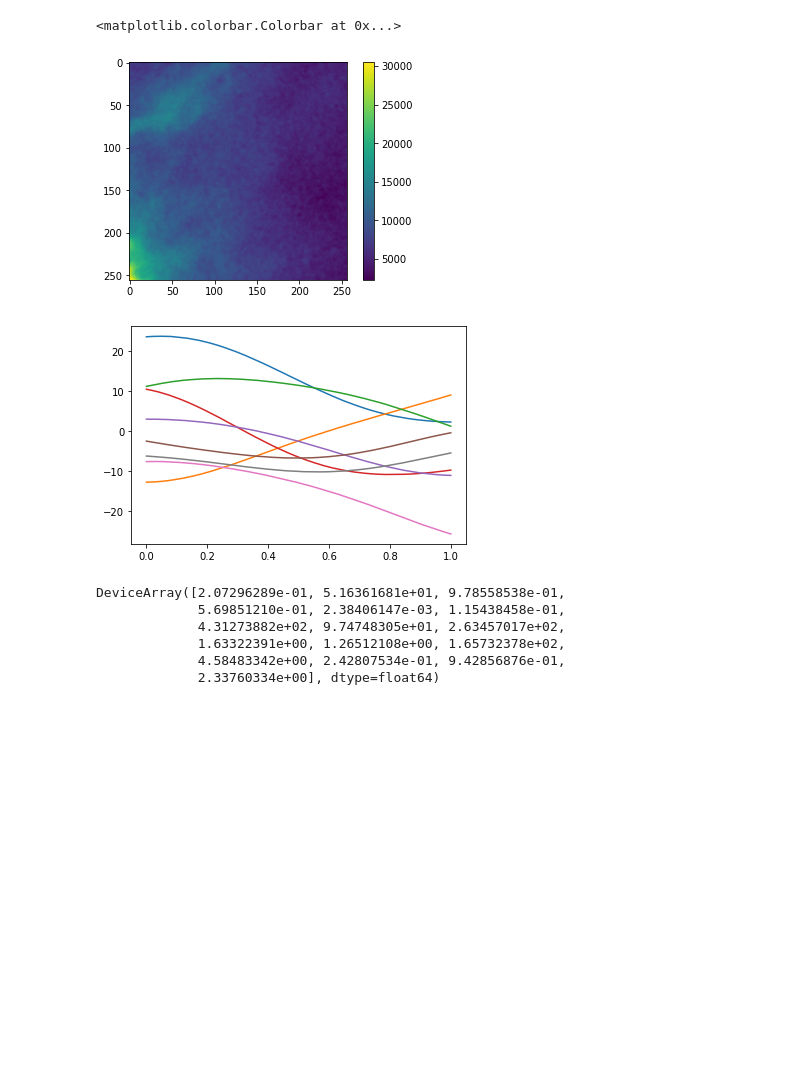
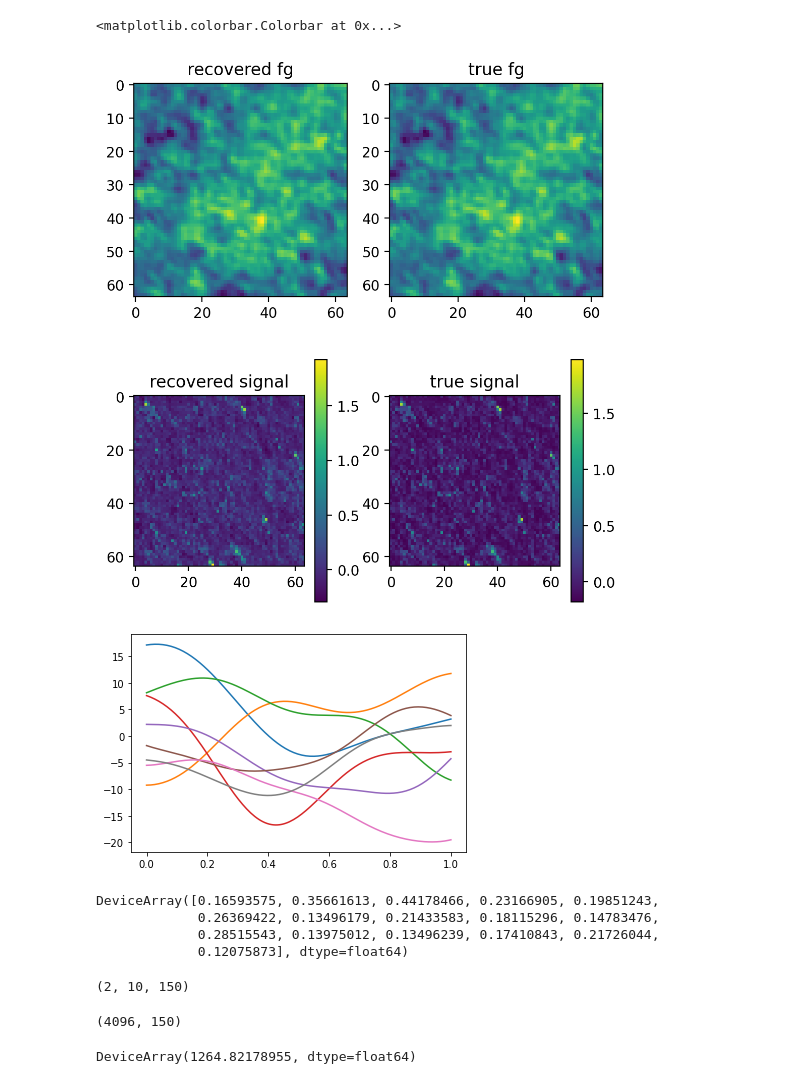
Before and after one commit to dkn16/H21F, a Jupyter notebook: GP_test.ipynb, the cells around one changed output. Cells and saved outputs as stored; diff of their text form; code cells hidden in the pictures; blank space fills up the shorter version.

```diff
--- a/GP_test.ipynb
+++ b/GP_test.ipynb
@@ -34,11 +34,18 @@ def get_data():
     #loc_idx=np.random.randint(48)
 
     #foreground
-    sky=jnp.load(f'/work/dante/data/fg_rm_data/train_data/data_3/sky/SKY_idx_1_loc_0.npy').astype(jnp.float64)[:,0,0]/10000
+    sky=jnp.load(f'/work/dante/data/fg_rm_data/train_data/data_3/sky/SKY_idx_1_loc_0.npy').astype(jnp.float64)[:,0:64,192:256].transpose(2,1,0)
+
     #HI signal
-    cosmos=jnp.load(f'/work/dante/data/fg_rm_data/train_data/data_3/cosmos/HI_idx_1_loc_0.npy').astype(jnp.float64)[:,0,0]/10000
+    cosmos=jnp.load(f'/work/dante/data/fg_rm_data/train_data/data_3/cosmos/HI_idx_1_loc_0.npy').astype(jnp.float64)[:,0:64,192:256].transpose(2,1,0)
+
+    sky = sky - jnp.mean(sky,axis=(0,1))
+    cosmos = cosmos - jnp.mean(cosmos,axis=(0,1))
+
+    sky=sky.reshape((64*64,150))/10000
+    cosmos=cosmos.reshape((64*64,150))/10000
     np.random.seed(0)
-    X = jnp.linspace(0, 1., sky.shape[0],dtype = jnp.float64)
+    X = jnp.linspace(0., 1., sky.shape[1],dtype = jnp.float64)
     #Y = X + 0.2 * jnp.power(X, 3.0) + 0.5 * jnp.power(0.5 + X, 2.0) * jnp.sin(4.0 * X)
     #Y += sigma_obs * np.random.randn(N)
     #Y -= jnp.mean(Y)
@@ -47,7 +54,7 @@ def get_data():
     #assert X.shape == (N,)
     #assert Y.shape == (N,)
 
-    X_test = jnp.linspace(0., 1.,sky.shape[0],dtype = jnp.float64)
+    X_test = jnp.linspace(0., 1.,sky.shape[1],dtype = jnp.float64)
 
     return X, sky+cosmos, X_test
 # %%
@@ -168,6 +186,6 @@ def main():
 # %%
 numpyro.set_platform('gpu')
 numpyro.set_host_device_count(1)
-X,Y,X_test,mean_prediction,percentiles = main()
+X,Y,X_test,mean_prediction,percentiles,samples = main()
 # %% [output]
                      mean       std    median      5.0%     95.0%     n_eff     r_hat
@@ -188,5 +206,7 @@ plt.plot(X_test,mean_prediction)
 # %%
 sky=jnp.load(f'/work/dante/data/fg_rm_data/train_data/data_3/sky/SKY_idx_1_loc_0.npy')
 # %%
-cosmos=jnp.load(f'/work/dante/data/fg_rm_data/train_data/data_3/cosmos/HI_idx_1_loc_0.npy')[:,0,0]
-cosmos.shape
+cosmos=jnp.load(f'/work/dante/data/fg_rm_data/train_data/data_3/cosmos/HI_idx_1_loc_0.npy').astype(jnp.float64)[:,0:64,192:256].transpose(2,1,0)
+
+cosmos = cosmos - jnp.mean(cosmos,axis=(0,1))
+cosmos = cosmos.reshape(64*64,150)
@@ -202,11 +223,25 @@ plt.legend(['GPR','True'])
 # %%
-plt.imshow(sky[100])
+i=100
+plt.figure(figsize=(6,7),dpi=200)
+plt.subplot(2,2,1)
+plt.imshow(mean_prediction[:,i].reshape(64,64))
+plt.title('recovered fg')
+plt.subplot(2,2,2)
+plt.imshow(Y[:,i].reshape(64,64))
+plt.title('true fg')
+plt.subplot(2,2,3)
+plt.imshow((Y[:,i]-mean_prediction[:,i]).reshape(64,64)*10000)
+plt.title('recovered signal')
 plt.colorbar()
+plt.subplot(2,2,4)
+plt.imshow(cosmos[:,i].reshape(64,64))
+plt.title('true signal')
+plt.colorbar()
 # %% [output]
 <matplotlib.colorbar.Colorbar at 0x...>
-[figure, old version]
+[figure, new version]
 # %%
-k = kernel(X, X, 100, 0.5, 0.00005)
+k = kernel(X, X,  0.52016747, 0.23297304, 1.81647456)
 rng_key, rng_key_predict = random.split(random.PRNGKey(4))
 samp = numpyro.sample(
         "Y",
@@ -217,13 +252,24 @@ samp = numpyro.sample(
 for i in range(8):
     plt.plot(X,samp[i])
 # %% [output]
-[figure, old version]
+[figure, new version]
 # %%
-numpyro.sample("kernel_var", dist.LogNormal(1.0, 5.0),rng_key= rng_key,sample_shape=(16,))
+numpyro.sample("kernel_var", dist.InverseGamma(10,2),rng_key= rng_key,sample_shape=(16,))
 # %% [output]
-DeviceArray([2.07296289e-01, 5.16361681e+01, 9.78558538e-01,
-             5.69851210e-01, 2.38406147e-03, 1.15438458e-01,
-             4.31273882e+02, 9.74748305e+01, 2.63457017e+02,
-             1.63322391e+00, 1.26512108e+00, 1.65732378e+02,
-             4.58483342e+00, 2.42807534e-01, 9.42856876e-01,
-             2.33760334e+00], dtype=float64)
+DeviceArray([0.16593575, 0.35661613, 0.44178466, 0.23166905, 0.19851243,
+             0.26369422, 0.13496179, 0.21433583, 0.18115296, 0.14783476,
+             0.28515543, 0.13975012, 0.13496239, 0.17410843, 0.21726044,
+             0.12075873], dtype=float64)
+# %%
+percentiles.shape
+# %% [output]
+(2, 10, 150)
+# %%
+Y.shape
+# %% [output]
+(4096, 150)
+# %%
+k = kernel(X, X, 0.52016747, 0.23297304, 1.81647456)
+jnp.mean(dist.MultivariateNormal(loc=jnp.zeros(X.shape[0]), covariance_matrix=k).log_prob(Y))
+# %% [output]
+DeviceArray(1264.82178955, dtype=float64)
```
Also changed, not shown: parts of 7 cells of this notebook.
